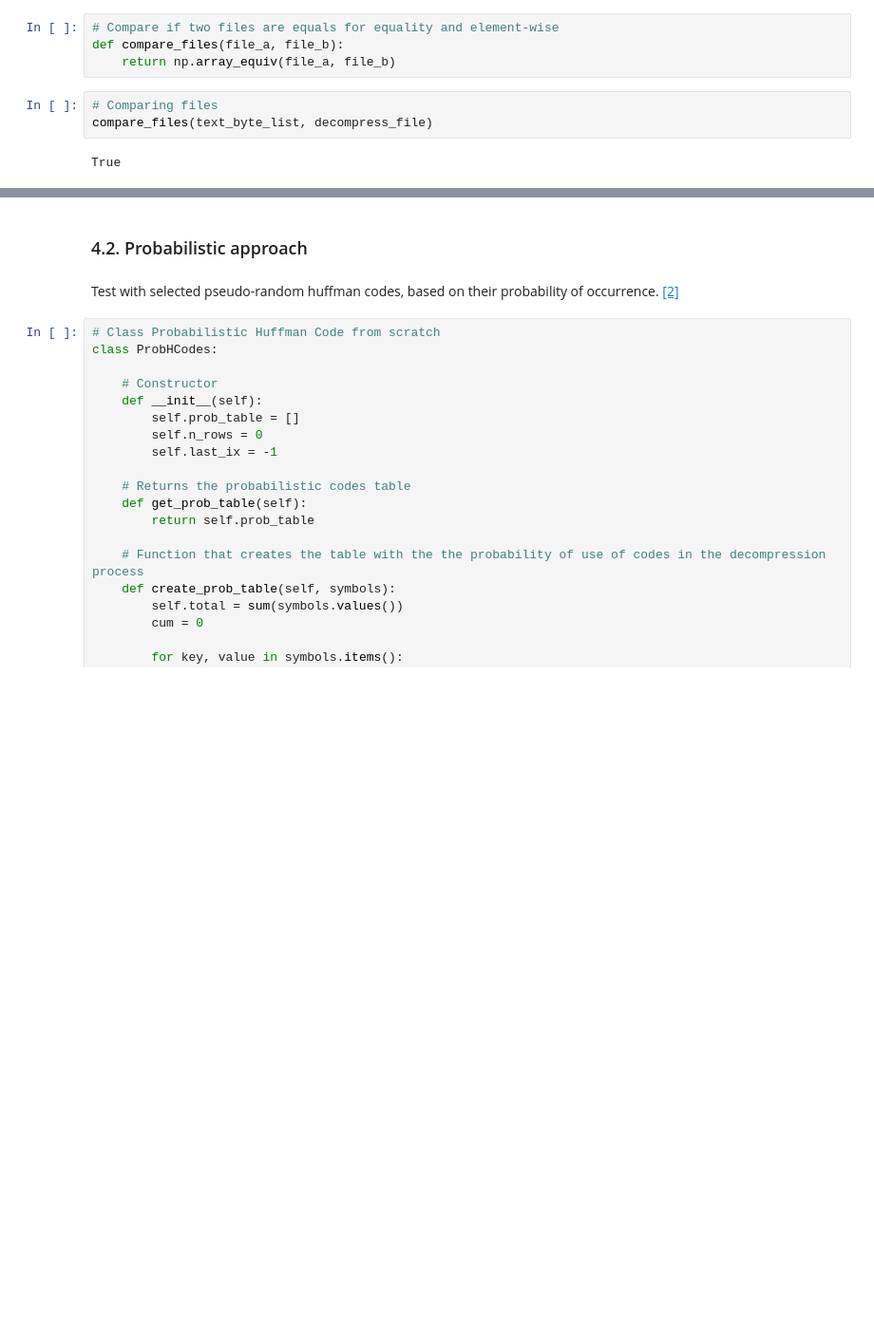
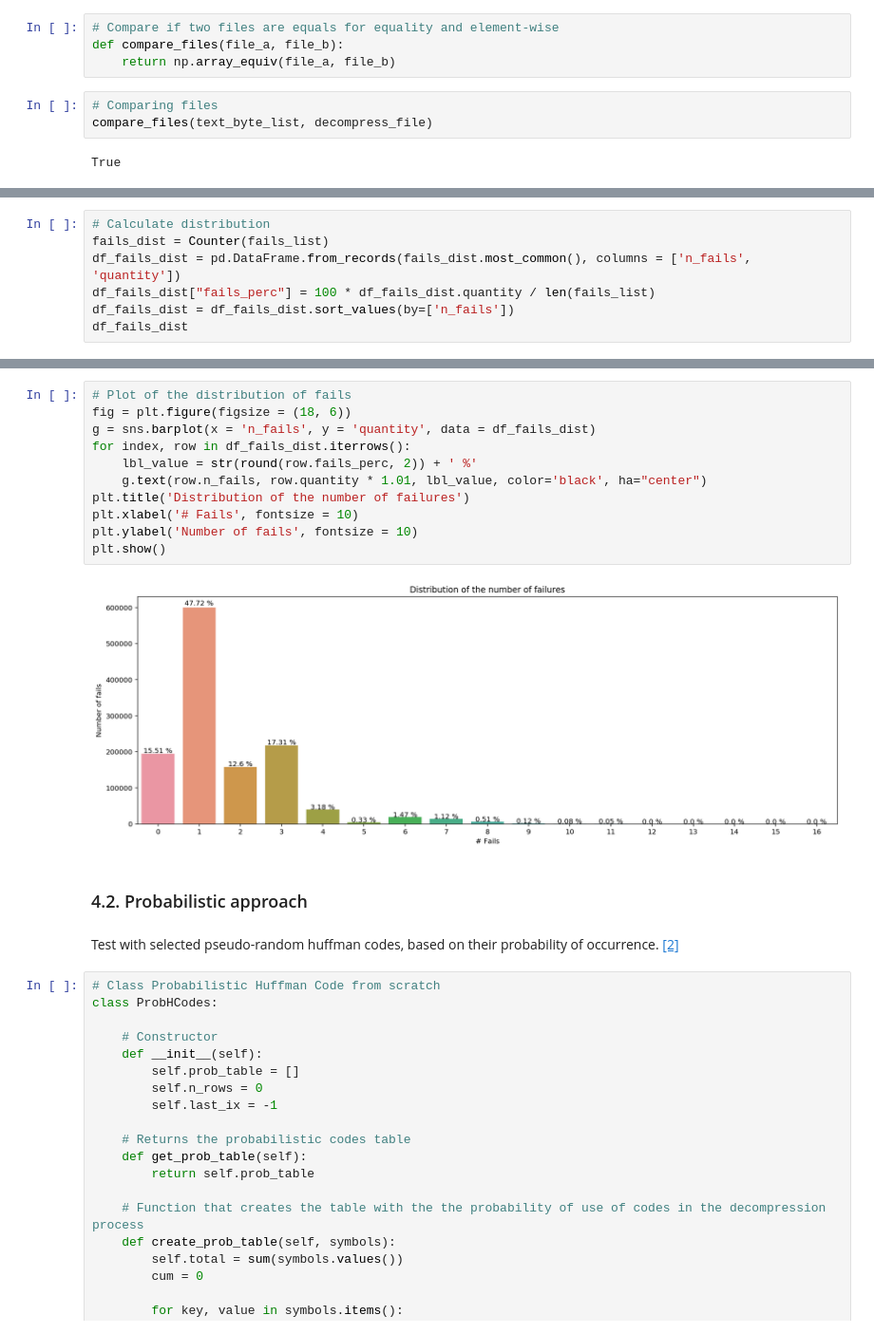
Before and after one commit to ansegura7/DataCompression, a Jupyter notebook: code/HuffmanCode.ipynb, the cells around one changed output, grey strips where cells are left out. Shown at 95% size. Drawn from its saved outputs; the diff is of its cells as text; blank space fills up the shorter version.

```diff
--- a/code/HuffmanCode.ipynb
+++ b/code/HuffmanCode.ipynb
@@ -447,0 +475,7 @@ True
+# %%
+# Calculate distribution
+fails_dist = Counter(fails_list)
+df_fails_dist = pd.DataFrame.from_records(fails_dist.most_common(), columns = ['n_fails', 'quantity'])
+df_fails_dist["fails_perc"] = 100 * df_fails_dist.quantity / len(fails_list)
+df_fails_dist = df_fails_dist.sort_values(by=['n_fails'])
+df_fails_dist
@@ -448,3 +501,16 @@ True
+# %%
+# Plot of the distribution of fails
+fig = plt.figure(figsize = (18, 6))
+g = sns.barplot(x = 'n_fails', y = 'quantity', data = df_fails_dist)
+for index, row in df_fails_dist.iterrows():
+    lbl_value = str(round(row.fails_perc, 2)) + ' %'
+    g.text(row.n_fails, row.quantity * 1.01, lbl_value, color='black', ha="center")
+plt.title('Distribution of the number of failures')
+plt.xlabel('# Fails', fontsize = 10)
+plt.ylabel('Number of fails', fontsize = 10)
+plt.show()
+# %% [output]
+[figure, added]
 # %% [markdown]
 ### 4.2. Probabilistic approach
 # %% [markdown]
```
Also changed, not shown: parts of 9 cells of this notebook, 1 other file.
